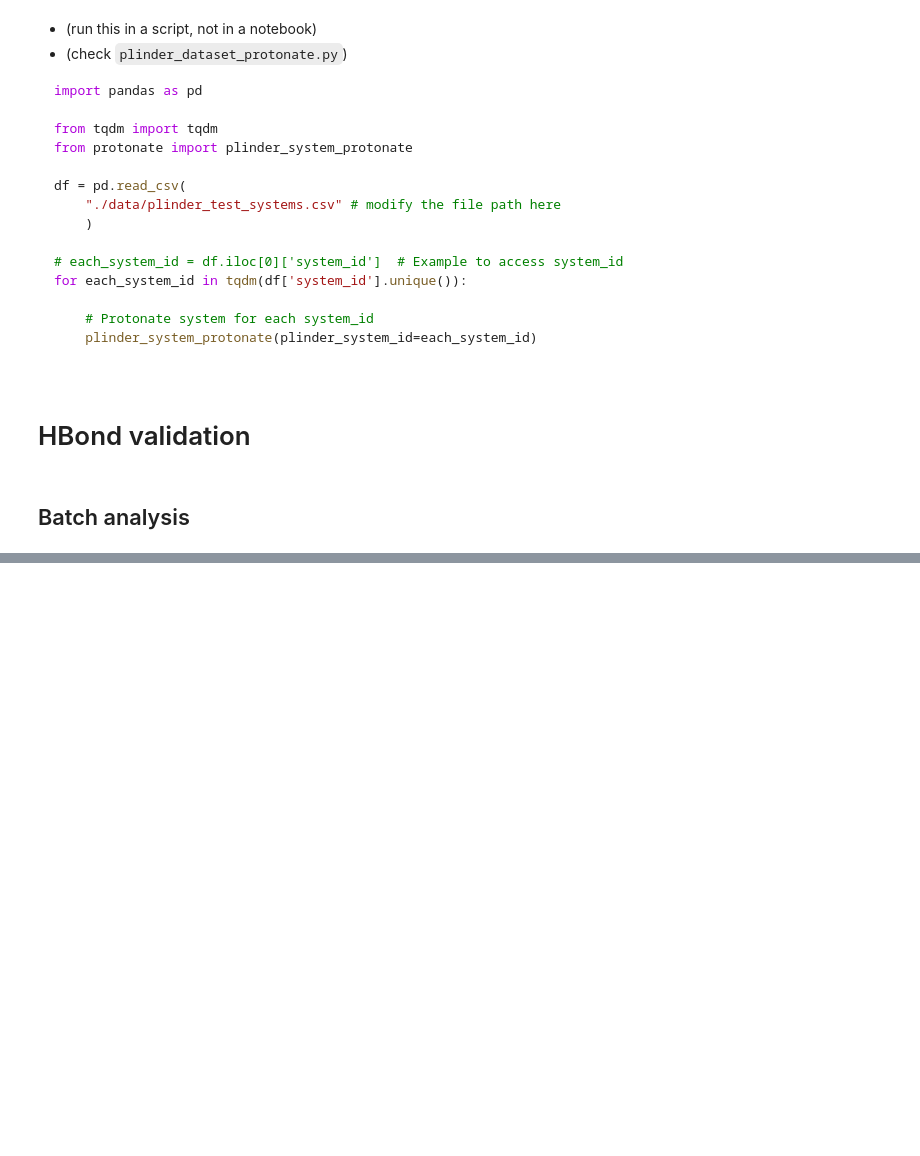
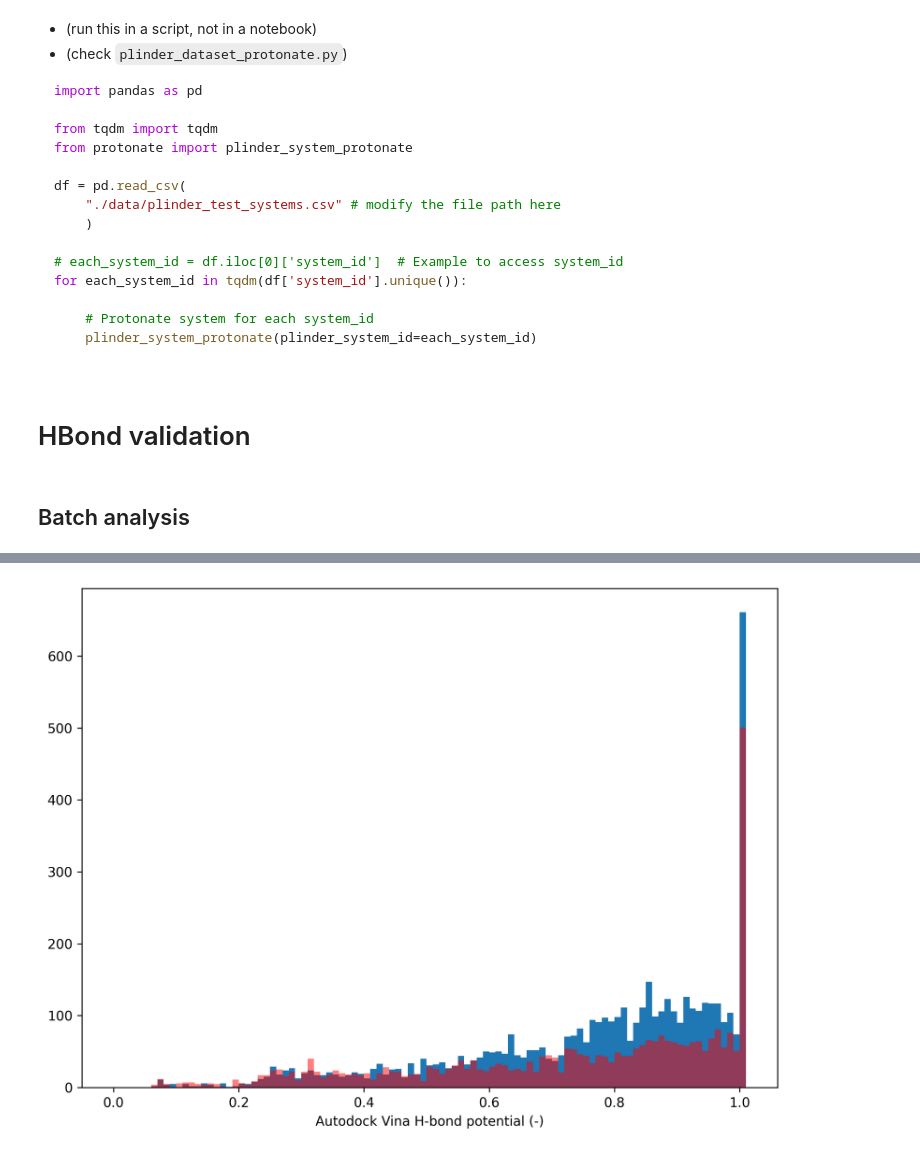
Before and after one commit to yuyuan871111/GSoC2025_Hbond_PM, a Jupyter notebook: validation/plinder_dataset_test.ipynb, the cells around one changed output, grey strips where cells are left out. Saved outputs shown, nothing was run; the diff lists cells and outputs as text; code cells hidden in the pictures; blank space fills up the shorter version.

```diff
--- a/validation/plinder_dataset_test.ipynb
+++ b/validation/plinder_dataset_test.ipynb
@@ -97,7 +91,9 @@ dfs = []
 fps = []
 dfs_i = []
 fps_i = []
+i = 0
 
+df_index_map = {}
 
 for idx in tqdm(df_index.index):
     # Load explicit fingerprint
@@ -117,6 +113,8 @@ for idx in tqdm(df_index.index):
     df = fp.to_dataframe().T
     dfs_i.append(df)
     fps_i.append(fp)
+    df_index_map[i] = idx
+    i += 1
 
     if idx == 2000:
         break
@@ -262,22 +478,24 @@ fig.show()
 # %%
 import matplotlib.pyplot as plt
 import numpy as np
 from mpl_toolkits.axes_grid1 import make_axes_locatable
 
 fig, ax = plt.subplots(1, 1, dpi=300, figsize=(8, 6))
 
 # now determine nice limits by hand:
-binwidth = 0.05
+binwidth = 0.01
 xymax = max(
     np.max(np.abs(all_vhp_list)),
     np.max(np.abs(all_fp_vhp_list)),
 )
 lim = (int(xymax / binwidth) + 1) * binwidth
 
 bins = np.arange(0, lim + binwidth, binwidth)
 ax.hist(all_vhp_list, bins=bins)
 ax.hist(all_fp_vhp_list, bins=bins, alpha=0.5, color="red")
 
-ax.set_xlabel("Autodock Vina potential (-)")
+ax.set_xlabel("Autodock Vina H-bond potential (-)")
 fig.tight_layout()
 fig.show()
+# %% [output]
+[figure, added]
```
Also changed, not shown: parts of 20 cells of this notebook, 5 other files.
